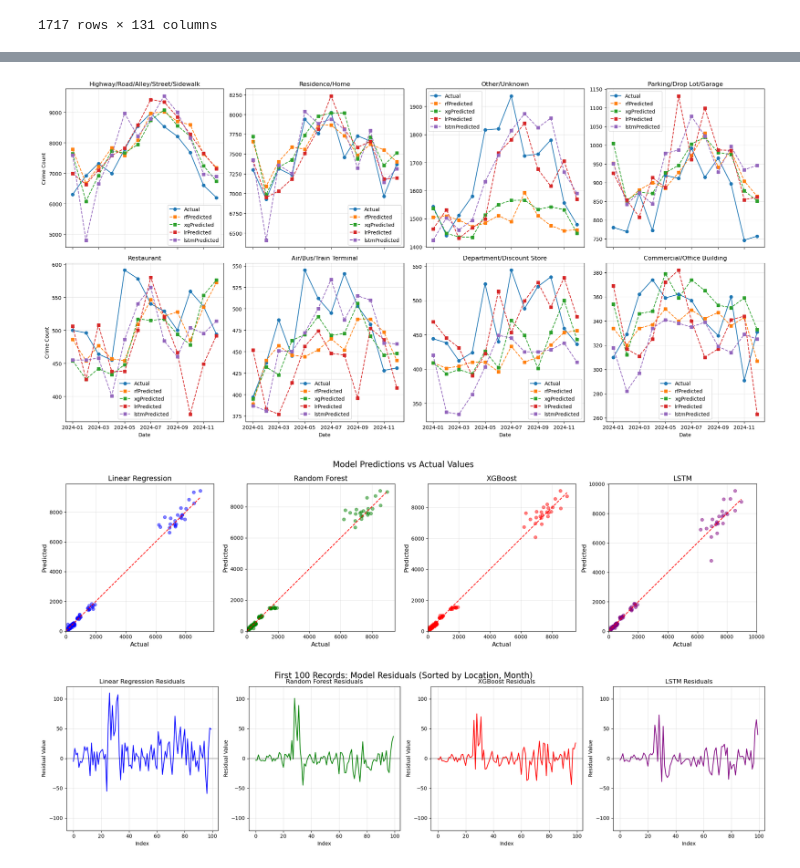
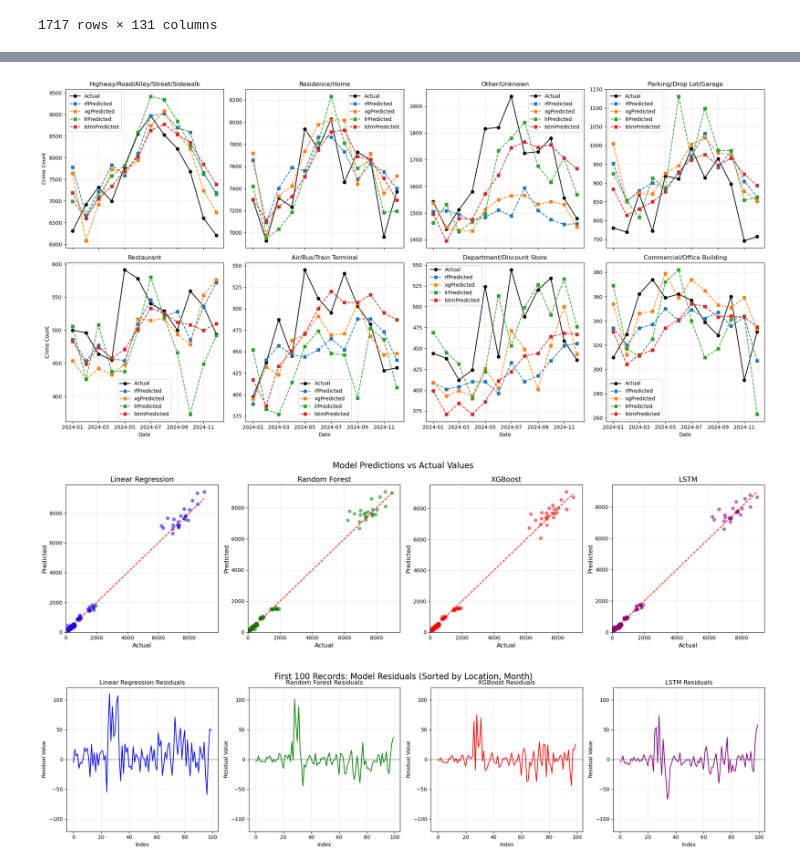
Before and after one commit to Lemonziz/IT5006Project, a Jupyter notebook: machine_learning_time_series.ipynb, the cells around one changed output, grey strips where cells are left out. Saved outputs shown, nothing was run; the diff lists cells and outputs as text; code cells hidden in the pictures.

Commit message:
figure

```diff
--- a/machine_learning_time_series.ipynb
+++ b/machine_learning_time_series.ipynb
@@ -352,3 +352,20 @@ df_train_result
 | 1715 | Other/Unknown | 98 | 2023 | 12 | 1555 | 187 | 87 | 1065 | 490 | ... |
 | 1716 | Not Specified | 99 | 2023 | 12 | 126 | 0 | 0 | 106 | 20 | ... |
 1717 rows × 131 columns
+# %%
+# summarize the results (metrics)
+def summarize_results(df, model):
+    rmse = root_mean_squared_error(df["crime_count"], df[model])
+    mae = mean_absolute_error(df["crime_count"], df[model])
+    r2 = r2_score(df["crime_count"], df[model])
+    mean_value = df["crime_count"].mean()
+    mae_percentage = (mae / mean_value) * 100
+    return rmse, mae, r2, mae_percentage
+
+
+for m in ["lr", "rf", "xg", "lstm"]:
+    rmse, mae, r2, mae_percentage = summarize_results(df_test_result, f"{m}_pred")
+    print(f"Model: {m}")
+    print(f"RMSE\tR²\tMAE\tMAE Percentage")
+    print(f"{rmse:.2f}\t{r2:.2f}\t{mae:.2f}\t{mae_percentage:.2f}%")
+    print("\n")
@@ -547,0 +548,7 @@ LSTM MAE Accuracy:  1.2174656647135316
+# %%
+for m in ["lr", "rf", "xg", "lstm"]:
+    rmse, mae, r2, mae_percentage = summarize_results(monthly_test, f"{m}_pred")
+    print(f"Model: {m}")
+    print(f"RMSE\tR²\tMAE\tMAE Percentage")
+    print(f"{rmse:.2f}\t{r2:.2f}\t{mae:.2f}\t{mae_percentage:.2f}%")
+    print("\n")
@@ -633,37 +659,43 @@ for i, loc in enumerate(top8_locations):
 
     # Plot actual crime count
     ax.plot(
-        df_loc["Date"], df_loc["crime_count"], marker="o", linestyle="-", label="Actual"
+        df_loc["Date"],
+        df_loc["crime_count"],
+        marker="o",
+        linestyle="-",
+        label="Actual",
+        color="black",
     )
     # Plot predicted crime count
     for m in ["rf", "xg", "lr", "lstm"]:
         ax.plot(
             df_loc["Date"],
             df_loc[f"{m}_pred"],
             marker="s",
             linestyle="--",
             label=f"{m}Predicted",
         )
 
     ax.set_title(loc)
     ax.grid(True, alpha=0.3)
 
     # Set labels for the leftmost and bottom plots only
     if i % 4 == 0:  # Leftmost plots
         ax.set_ylabel("Crime Count")
     if i >= 4:  # Bottom row plots
         ax.set_xlabel("Date")
 
     ax.legend()
 
 # Remove any unused subplots (if there are fewer than 8, not applicable here)
 for j in range(i + 1, len(axes)):
     fig.delaxes(axes[j])
 
 plt.tight_layout()
+plt.savefig("./figure/monthly_crime_trends_top8_locations_test_data.pdf", format="pdf")
 plt.show()
 # %% [output]
-[figure, old version]
+[figure, new version]
 # %%
 import matplotlib.pyplot as plt
 import numpy as np
@@ -704,9 +736,10 @@ for i, (model, color, title) in enumerate(zip(models, colors, titles)):
 # Adjust layout
 plt.tight_layout()
 plt.suptitle("Model Predictions vs Actual Values", fontsize=16, y=1.05)
+plt.savefig("./figure/model_predictions_vs_actual_values_test_data.pdf", format="pdf")
 plt.show()
 # %% [output]
-[figure, old version]
+[figure, new version]
 # %%
 import matplotlib.pyplot as plt
 
@@ -761,4 +794,4 @@ plt.tight_layout()
 plt.subplots_adjust(top=0.9)  # Make room for the suptitle
 plt.show()
 # %% [output]
-[figure, old version]
+[figure, new version]
```
Also changed, not shown: parts of 4 cells of this notebook, 12 other files.
